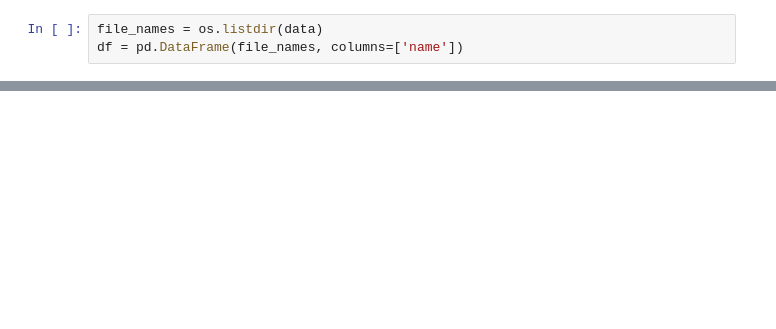
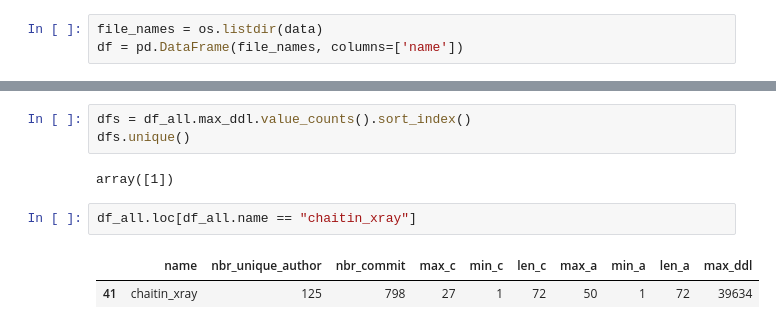
Before and after one commit to ThibautChataing/github_sprint, a Jupyter notebook: explore.ipynb, the cells around one changed output, grey strips where cells are left out. Drawn from its saved outputs; the diff is of its cells as text; blank space fills up the shorter version.

```diff
--- a/explore.ipynb
+++ b/explore.ipynb
@@ -38,0 +198,10 @@ df.head()
+# %%
+dfs = df_all.max_ddl.value_counts().sort_index()
+dfs.unique()
+# %% [output]
+array([1])
+# %%
+df_all.loc[df_all.name == "chaitin_xray"]
+# %% [output]
+|  | name | nbr_unique_author | nbr_commit | max_c | min_c | len_c | max_a | min_a | len_a | max_ddl |
+| 41 | chaitin_xray | 125 | 798 | 27 | 1 | 72 | 50 | 1 | 72 | 39634 |
```
Also changed, not shown: parts of 21 cells of this notebook.
